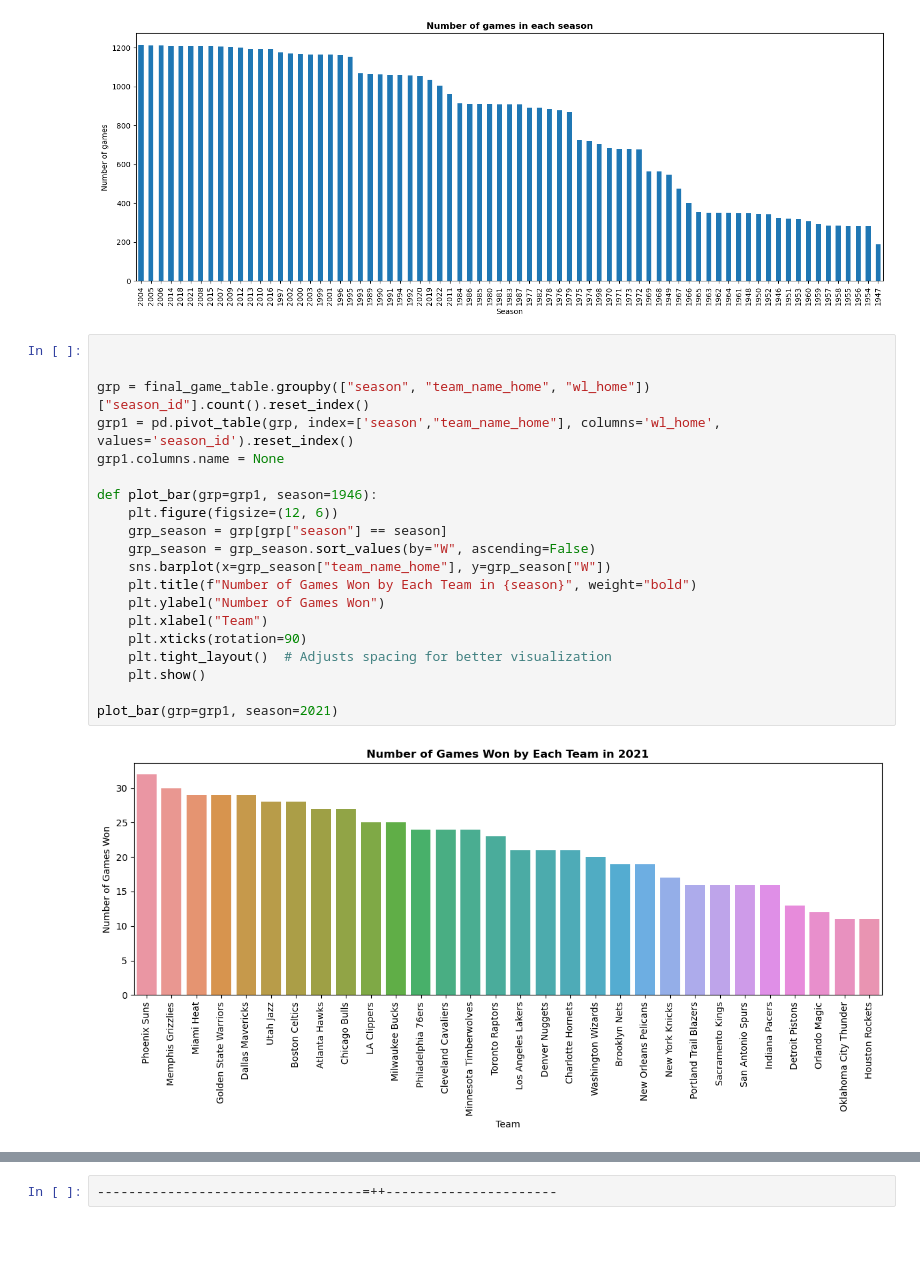
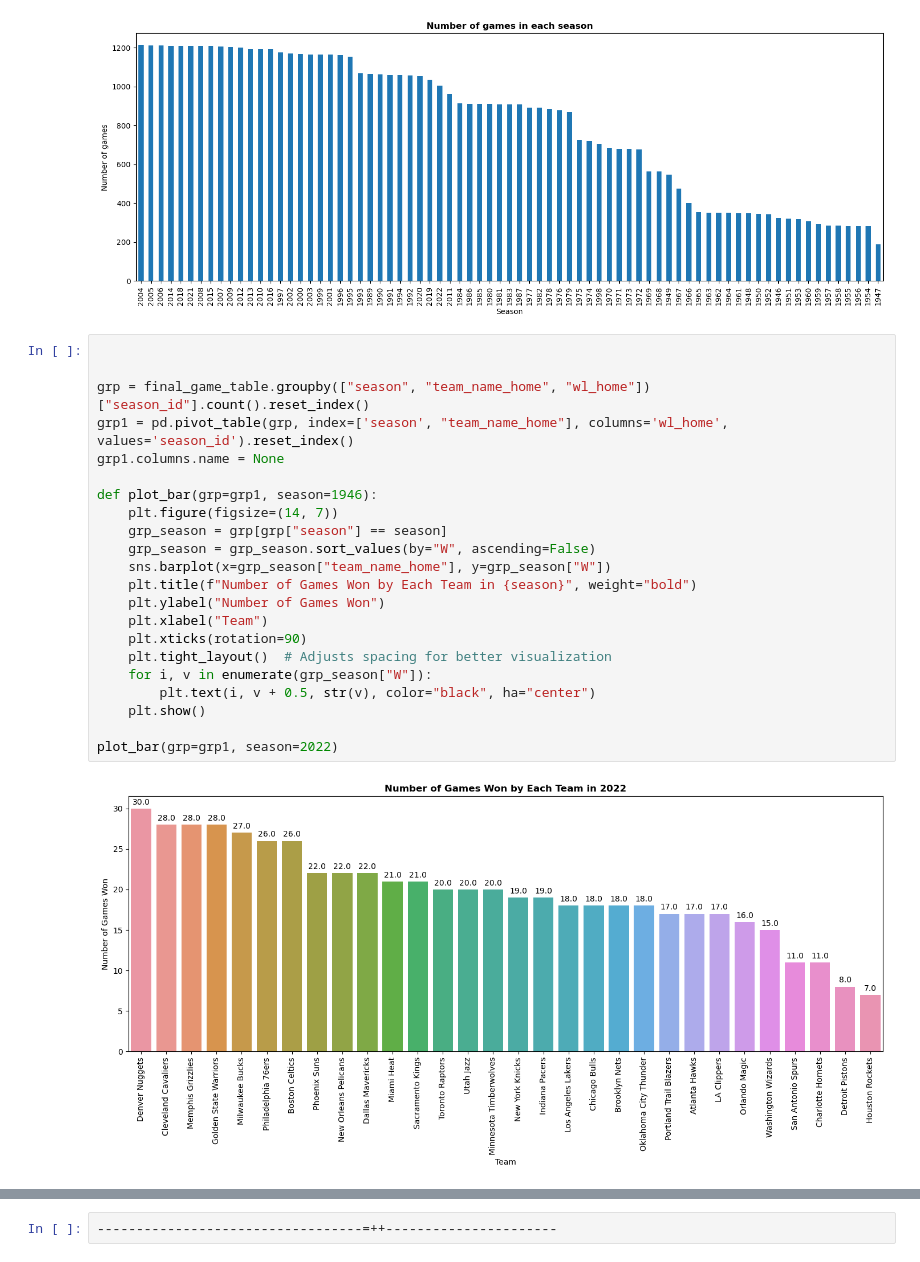
Before and after one commit to mdrhmn48/nba_data_analysis, a Jupyter notebook: nba_pandas.ipynb, the cells around one changed output, grey strips where cells are left out. Drawn from its saved outputs; the diff is of its cells as text; blank space fills up the shorter version.

```diff
--- a/nba_pandas.ipynb
+++ b/nba_pandas.ipynb
@@ -392,22 +392,24 @@ plt.xlabel("Season");
 # %%
 
 
 grp = final_game_table.groupby(["season", "team_name_home", "wl_home"])["season_id"].count().reset_index()
-grp1 = pd.pivot_table(grp, index=['season',"team_name_home"], columns='wl_home', values='season_id').reset_index()
+grp1 = pd.pivot_table(grp, index=['season', "team_name_home"], columns='wl_home', values='season_id').reset_index()
 grp1.columns.name = None
 
 def plot_bar(grp=grp1, season=1946):
-    plt.figure(figsize=(12, 6))
+    plt.figure(figsize=(14, 7))
     grp_season = grp[grp["season"] == season]
     grp_season = grp_season.sort_values(by="W", ascending=False)
     sns.barplot(x=grp_season["team_name_home"], y=grp_season["W"])
     plt.title(f"Number of Games Won by Each Team in {season}", weight="bold")
     plt.ylabel("Number of Games Won")
     plt.xlabel("Team")
     plt.xticks(rotation=90)
     plt.tight_layout()  # Adjusts spacing for better visualization
+    for i, v in enumerate(grp_season["W"]):
+        plt.text(i, v + 0.5, str(v), color="black", ha="center")
     plt.show()
 
-plot_bar(grp=grp1, season=2021)
+plot_bar(grp=grp1, season=2022)
 # %% [output]
-[figure, old version]
+[figure, new version]
```
Also changed, not shown: parts of 19 cells of this notebook.
